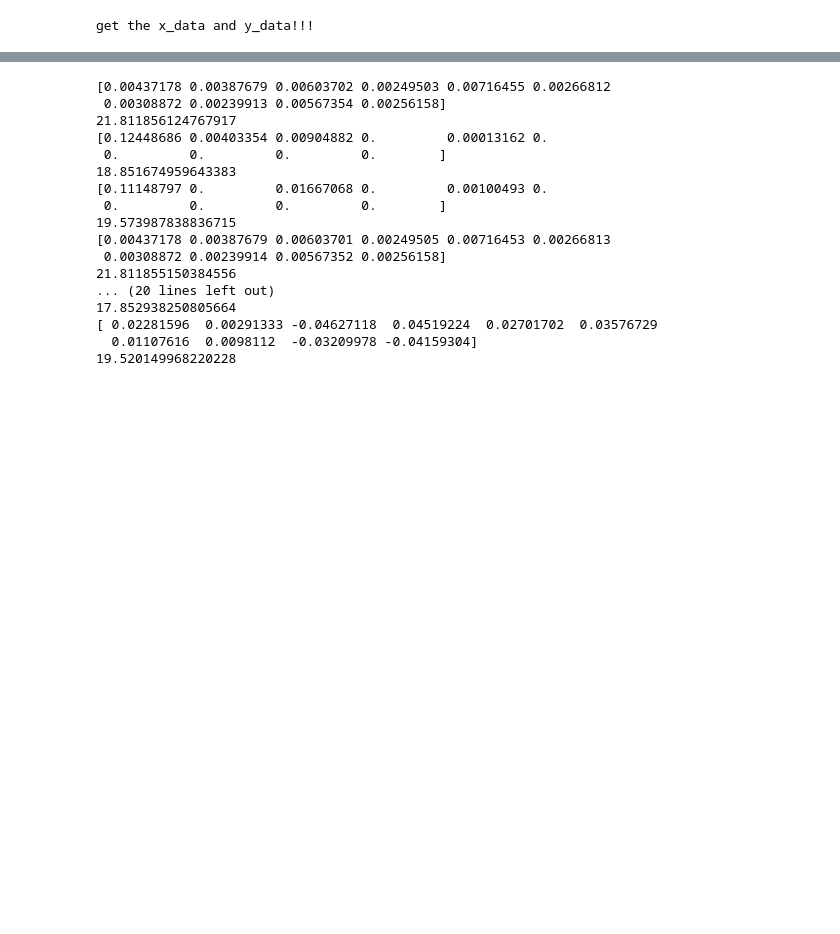
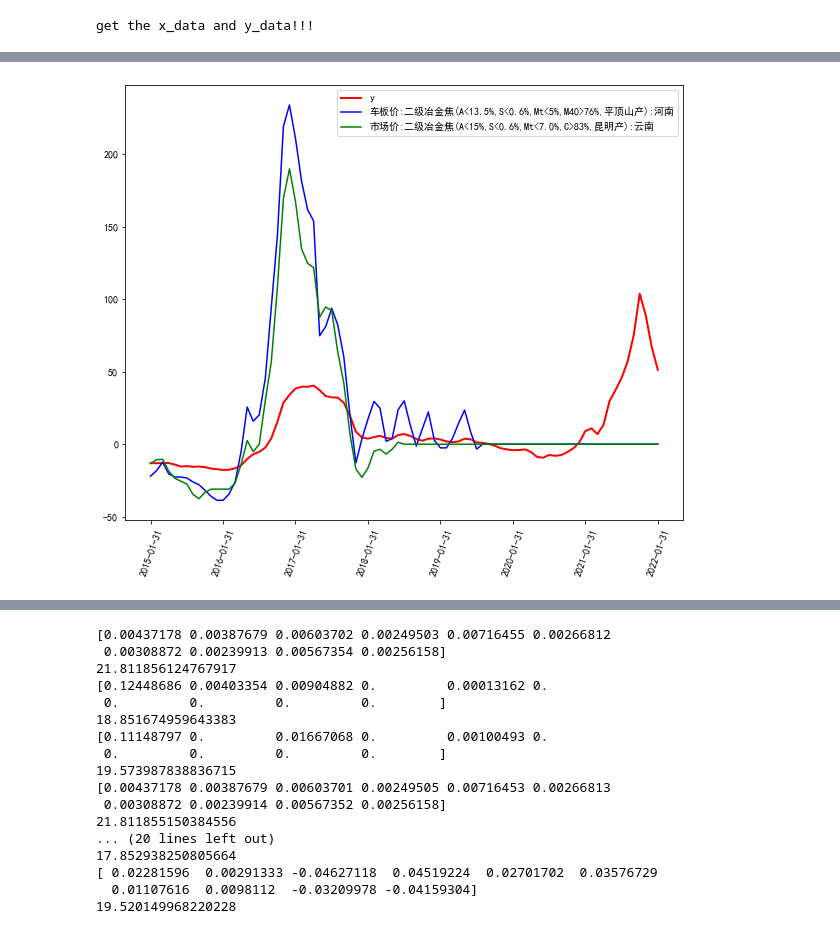
Before and after one commit to liyuting0812/dailylogs, a Jupyter notebook: feature_select/RFE_VIF.ipynb, the cells around one changed output, grey strips where cells are left out. Cells and saved outputs as stored; diff of their text form; code cells hidden in the pictures; blank space fills up the shorter version.

```diff
--- a/feature_select/RFE_VIF.ipynb
+++ b/feature_select/RFE_VIF.ipynb
@@ -36,0 +122,12 @@ get the x_data and y_data!!!
+# %%
+fig = plt.figure(figsize = (10,8))
+fig = fig.add_subplot(1,1,1)
+tick_spacing = 12
+plt.plot(y_data,color = 'r',linewidth = 2,label = 'y')
+plt.plot(x_data['车板价:二级冶金焦(A<13.5%,S<0.6%,Mt<5%,M40>76%,平顶山产):河南'],color = 'b',label='车板价:二级冶金焦(A<13.5%,S<0.6%,Mt<5%,M40>76%,平顶山产):河南')
+plt.plot(x_data['市场价:二级冶金焦(A<15%,S<0.6%,Mt<7.0%,C>83%,昆明产):云南'],color = 'g',label = '市场价:二级冶金焦(A<15%,S<0.6%,Mt<7.0%,C>83%,昆明产):云南')
+plt.legend()
+fig.tick_params(axis='x', labelsize=10, rotation=70)
+fig.xaxis.set_major_locator(ticker.MultipleLocator(tick_spacing))
+# %% [output]
+[figure, added]
```
Also changed, not shown: parts of 24 cells of this notebook.
